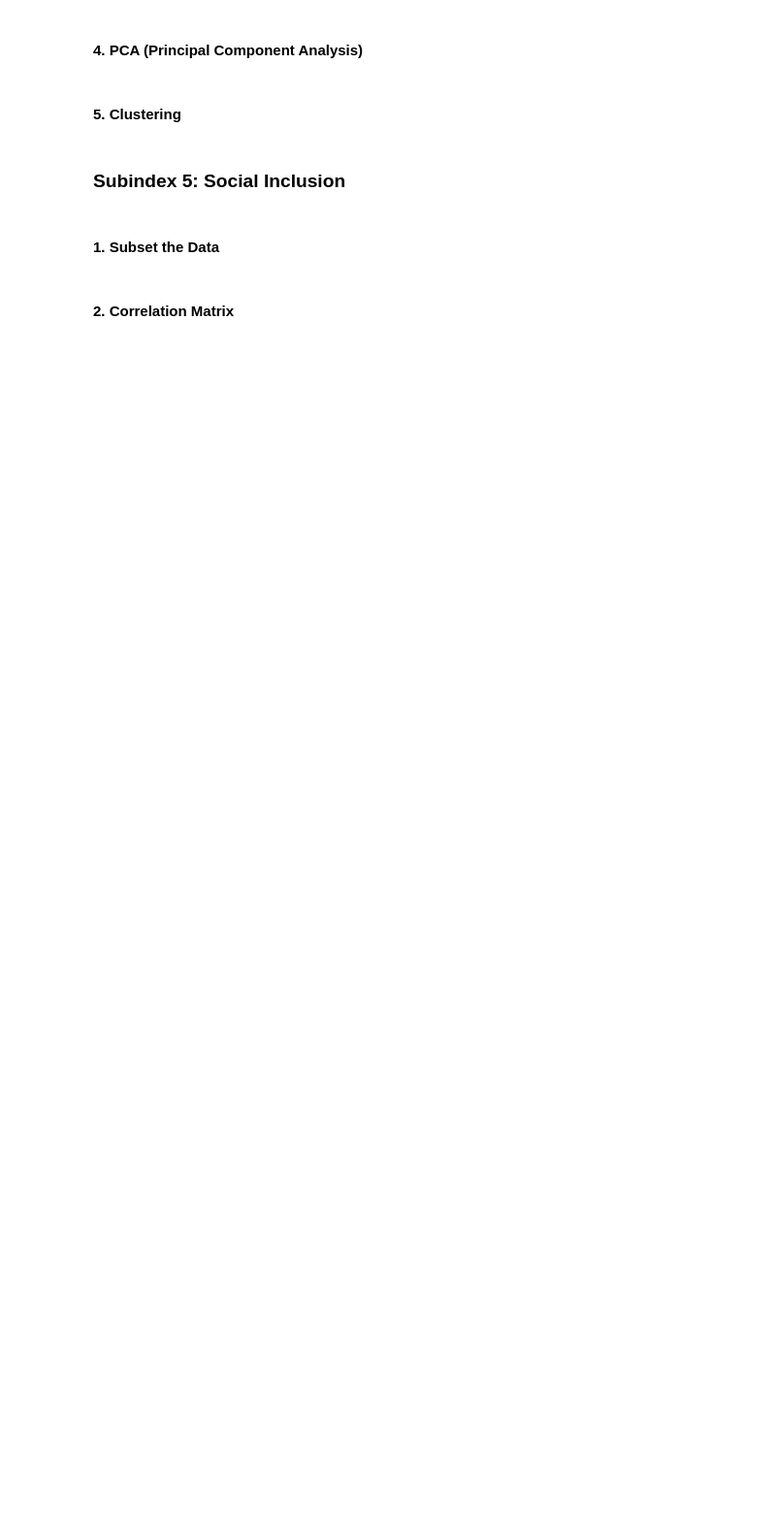
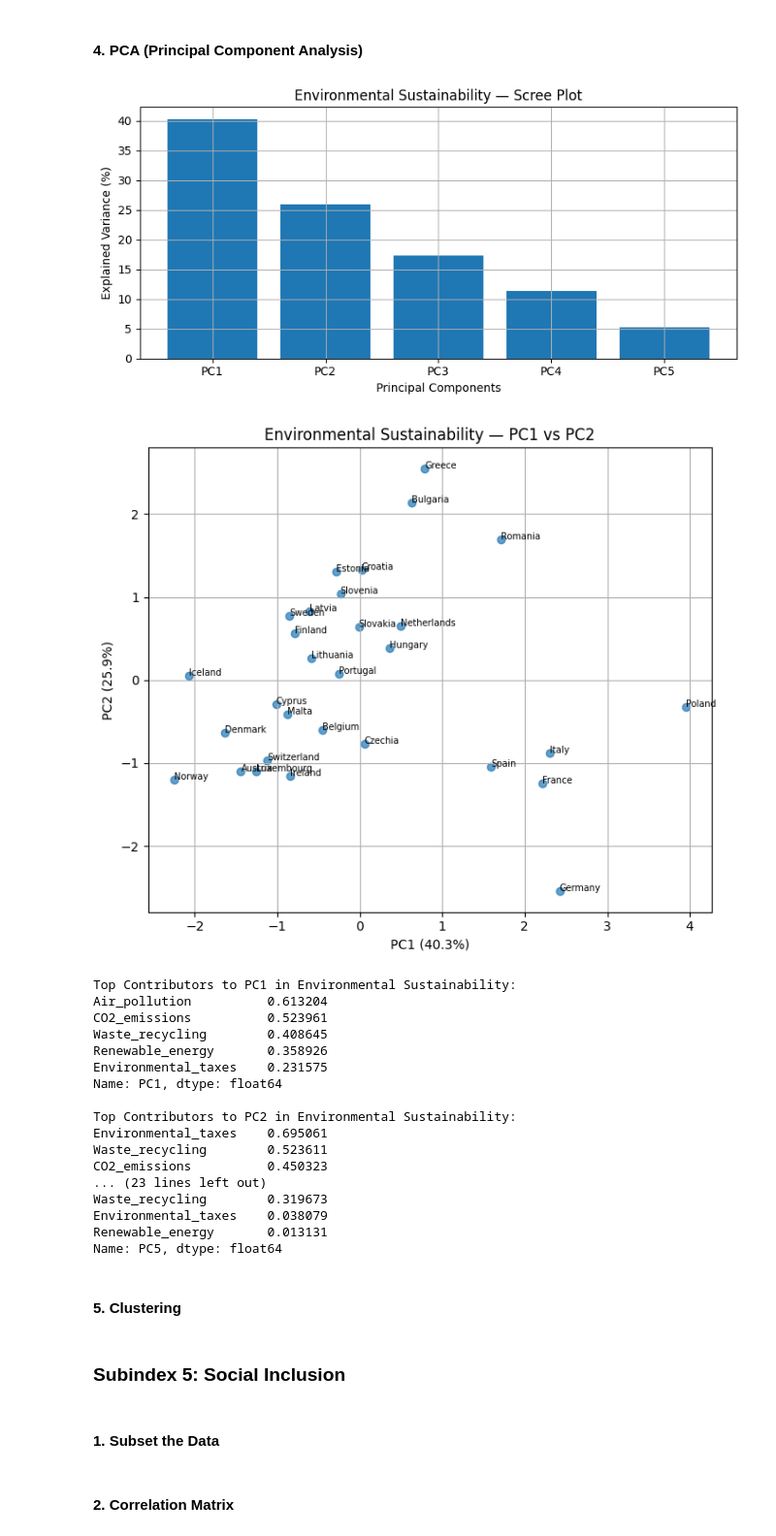
Before and after one commit to RaveenaRathnam/Composite_Index_DAV, a Jupyter notebook: index.ipynb, the cells around one changed output. Shown at 97% size. Drawn from its saved outputs; the diff is of its cells as text; code cells hidden in the pictures; blank space fills up the shorter version.

```diff
--- a/index.ipynb
+++ b/index.ipynb
@@ -1059,5 +1175,27 @@ for var1, var2 in combinations(env_vars, 2):
 # %% [markdown]
 #### 4. PCA (Principal Component Analysis)
+# %%
+env_pca_df = run_pca_on_subindex(standardized_df, env_vars, "Environmental Sustainability")
+# %% [output]
+[figure, added]
+[figure, added]
+Top Contributors to PC1 in Environmental Sustainability:
+Air_pollution          0.613204
+CO2_emissions          0.523961
+Waste_recycling        0.408645
+Renewable_energy       0.358926
+Environmental_taxes    0.231575
+Name: PC1, dtype: float64
+
+Top Contributors to PC2 in Environmental Sustainability:
+Environmental_taxes    0.695061
+Waste_recycling        0.523611
+CO2_emissions          0.450323
+... (23 lines left out)
+Waste_recycling        0.319673
+Environmental_taxes    0.038079
+Renewable_energy       0.013131
+Name: PC5, dtype: float64
 # %% [markdown]
 #### 5. Clustering
 # %% [markdown]
```
Also changed, not shown: parts of 8 cells of this notebook.
